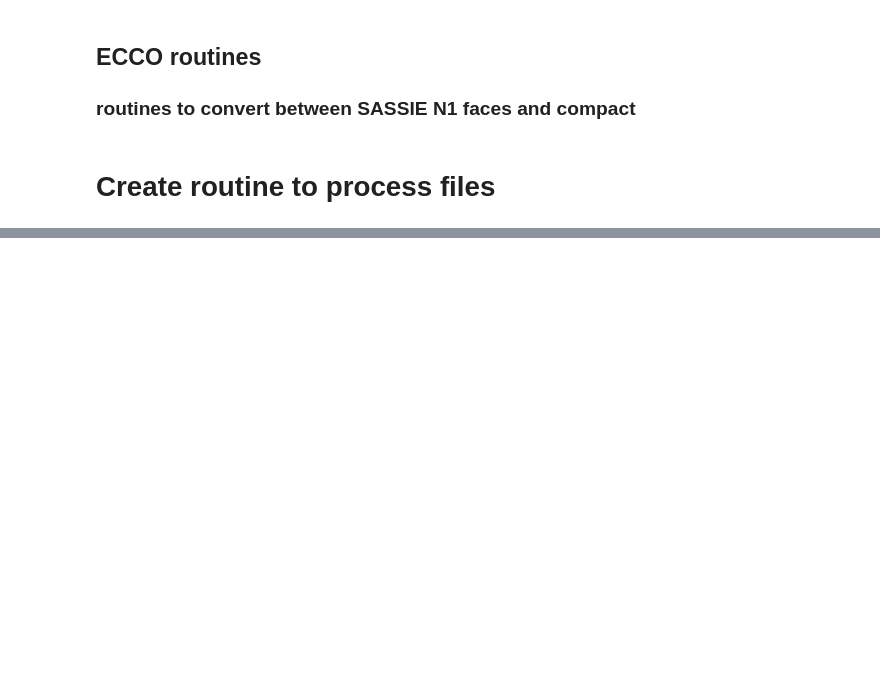
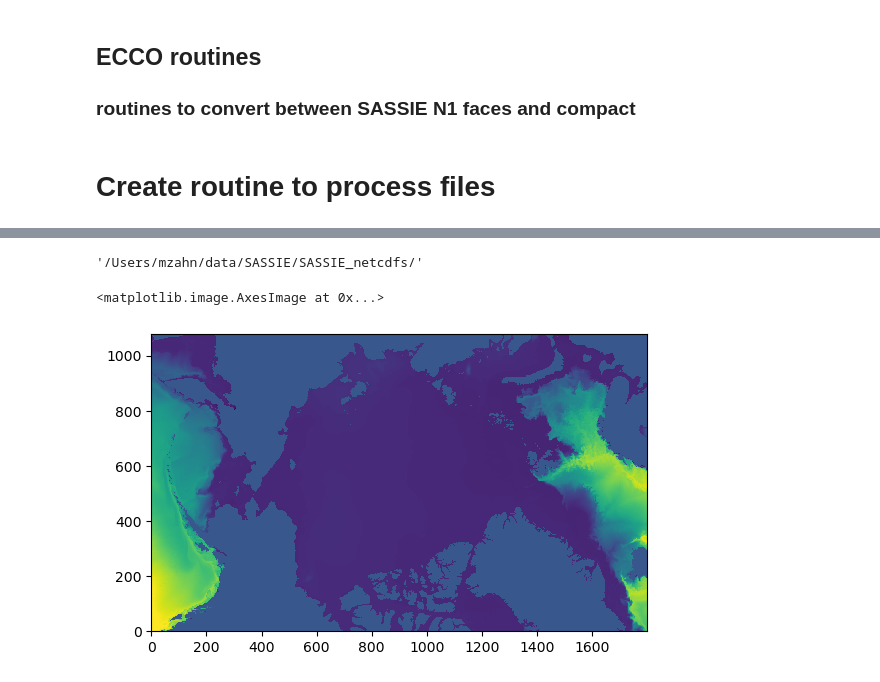
Before and after one commit to ifenty/SASSIE_downscale_ecco_v5, a Jupyter notebook: 01_open and read file.ipynb, the cells around one changed output, grey strips where cells are left out. Drawn from its saved outputs; the diff is of its cells as text; code cells hidden in the pictures; blank space fills up the shorter version.

```diff
--- a/01_open and read file.ipynb
+++ b/01_open and read file.ipynb
@@ -419,0 +431,11 @@ load_binary_array: data array type  >f4
+# %%
+output_dir
+# %% [output]
+'/Users/mzahn/data/SASSIE/SASSIE_netcdfs/'
+# %%
+tmp = xr.open_dataset('/Users/mzahn/data/SASSIE/SASSIE_netcdfs/ocean_state_3D_day_mean/THETA/SASSIE_HH_THETA_20140203.nc')
+# %%
+plt.imshow(tmp.THETA.isel(k=0,time=0), origin='lower', interpolation='none',vmin=-3,vmax=8)
+# %% [output]
+<matplotlib.image.AxesImage at 0x...>
+[figure, added]
```
Also changed, not shown: parts of 16 cells of this notebook, 4 other files.
